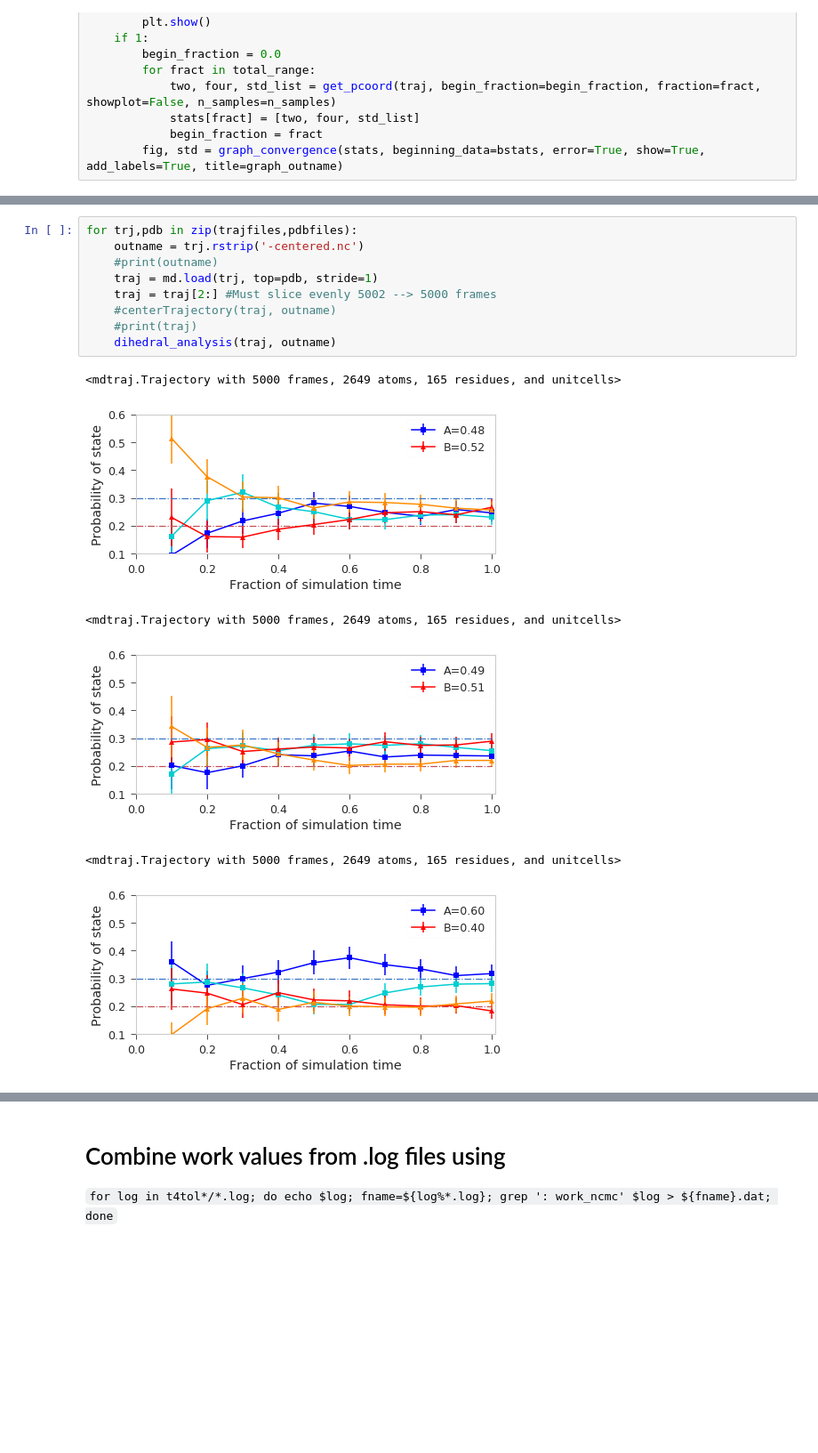
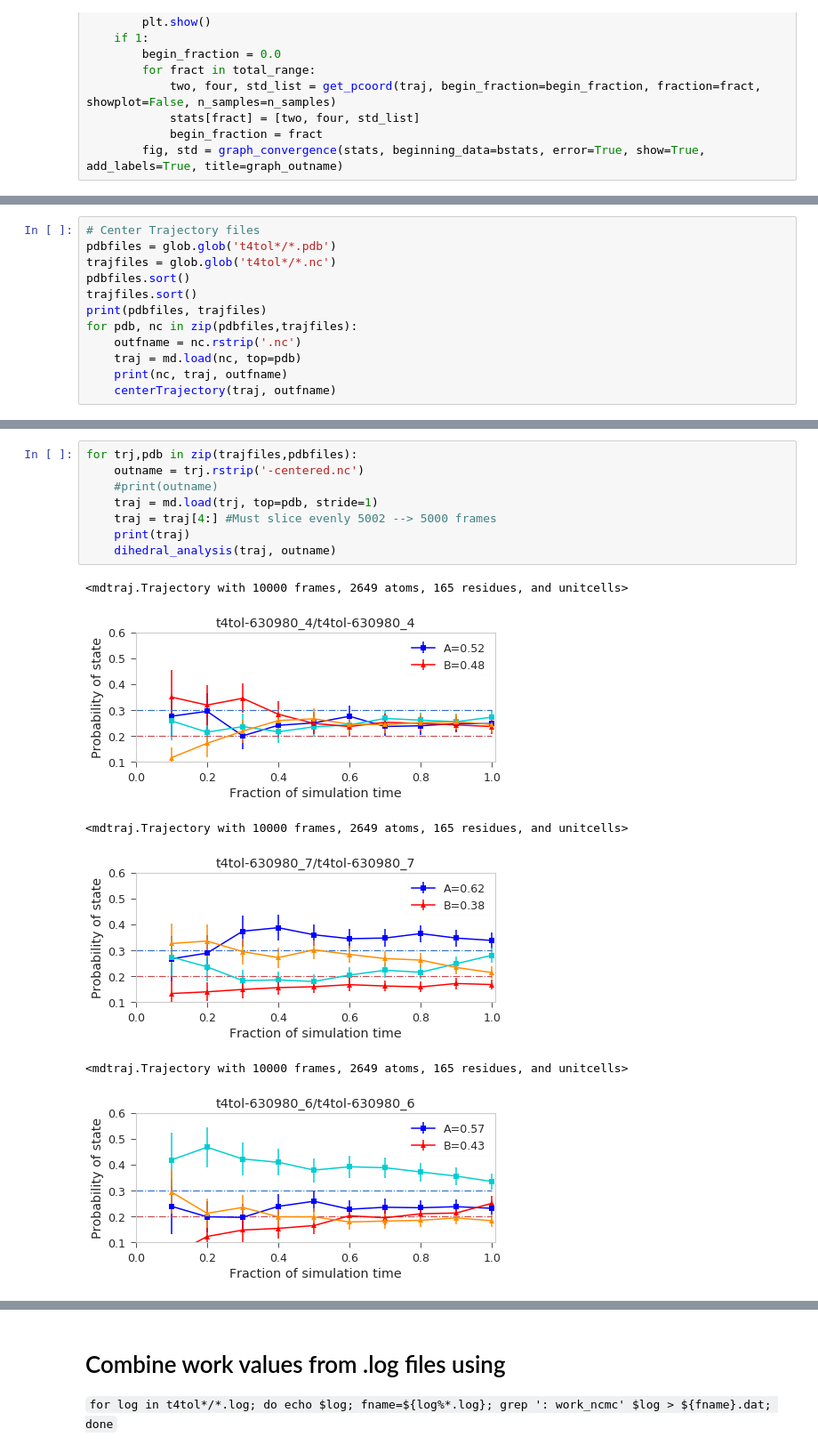
Before and after one commit to nathanmlim/blues, a Jupyter notebook: t4-tol_testsystem/rotmove-benchmark.ipynb, the cells around one changed output, grey strips where cells are left out. Shown: that part at 89% size. Drawn from its saved outputs; the diff is of its cells as text; blank space fills up the shorter version.

```diff
--- a/t4-tol_testsystem/rotmove-benchmark.ipynb
+++ b/t4-tol_testsystem/rotmove-benchmark.ipynb
@@ -281,0 +294,12 @@ def dihedral_analysis(traj, graph_outname):
+# %%
+# Center Trajectory files
+pdbfiles = glob.glob('t4tol*/*.pdb')
+trajfiles = glob.glob('t4tol*/*.nc')
+pdbfiles.sort()
+trajfiles.sort()
+print(pdbfiles, trajfiles)
+for pdb, nc in zip(pdbfiles,trajfiles):
+    outfname = nc.rstrip('.nc')
+    traj = md.load(nc, top=pdb)
+    print(nc, traj, outfname)
+    centerTrajectory(traj, outfname)
@@ -301,16 +323,15 @@ def centerTrajectory(traj, outfname):
 # %%
 for trj,pdb in zip(trajfiles,pdbfiles):
     outname = trj.rstrip('-centered.nc')
     #print(outname)
     traj = md.load(trj, top=pdb, stride=1)
-    traj = traj[2:] #Must slice evenly 5002 --> 5000 frames
-    #centerTrajectory(traj, outname)
-    #print(traj)
+    traj = traj[4:] #Must slice evenly 5002 --> 5000 frames
+    print(traj)
     dihedral_analysis(traj, outname)
 # %% [output]
-<mdtraj.Trajectory with 5000 frames, 2649 atoms, 165 residues, and unitcells>
+<mdtraj.Trajectory with 10000 frames, 2649 atoms, 165 residues, and unitcells>
-[figure, old version]
+[figure, new version]
-<mdtraj.Trajectory with 5000 frames, 2649 atoms, 165 residues, and unitcells>
+<mdtraj.Trajectory with 10000 frames, 2649 atoms, 165 residues, and unitcells>
-[figure, old version]
+[figure, new version]
-<mdtraj.Trajectory with 5000 frames, 2649 atoms, 165 residues, and unitcells>
+<mdtraj.Trajectory with 10000 frames, 2649 atoms, 165 residues, and unitcells>
-[figure, old version]
+[figure, new version]
```
Also changed, not shown: parts of 6 cells of this notebook.
